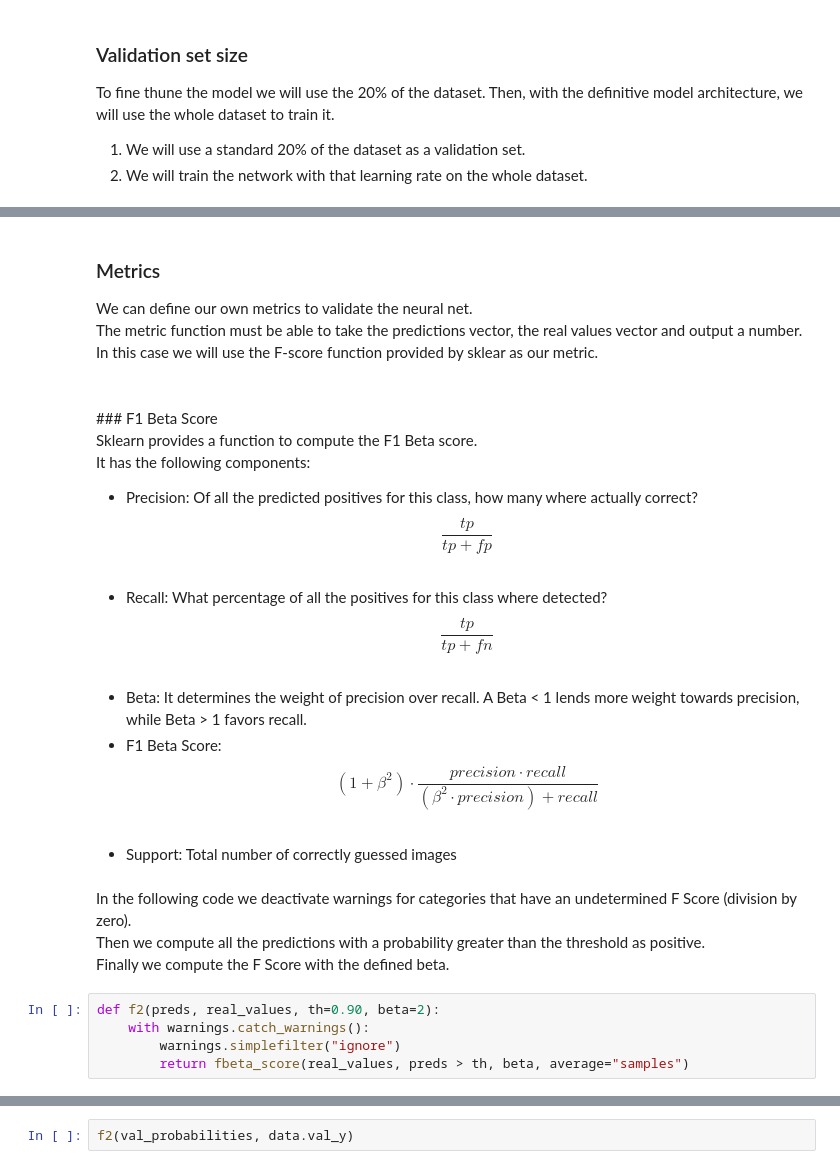
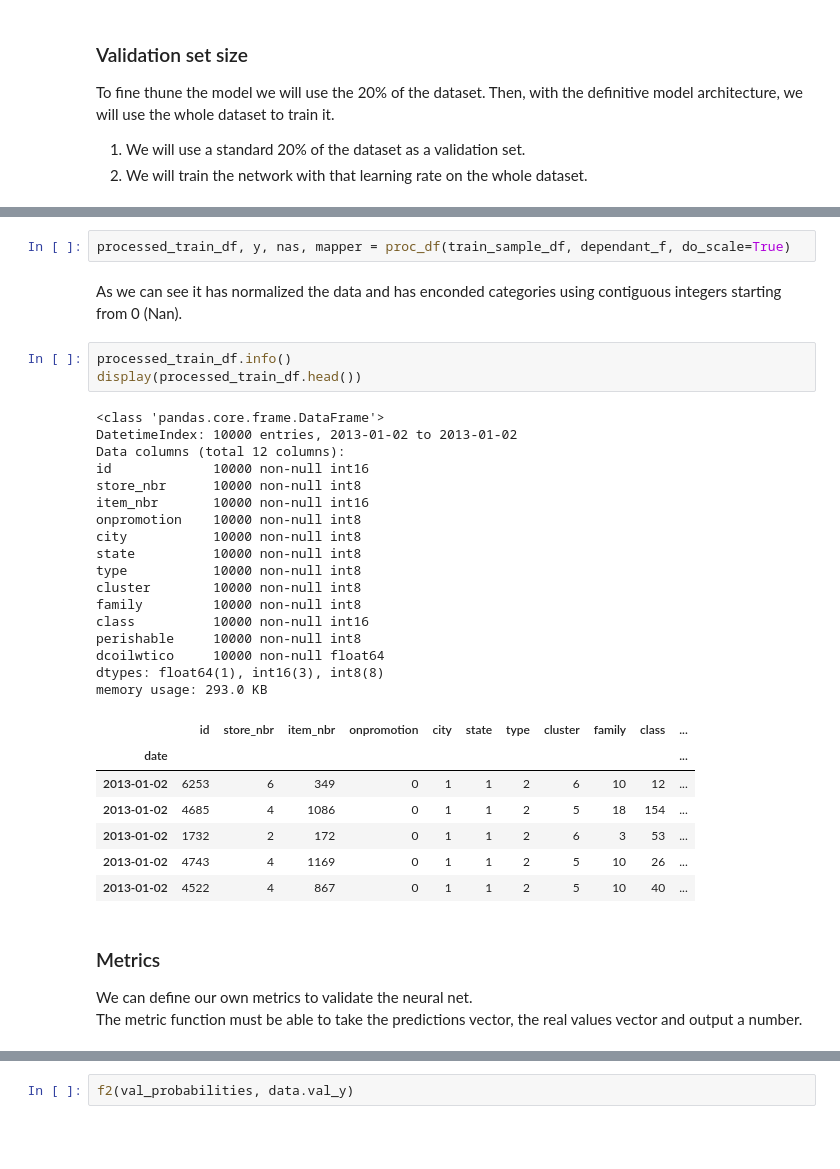
Before and after one commit to Homeralf/favorita_grocery, a Jupyter notebook: favorita_grocery.ipynb, the cells around one changed output, grey strips where cells are left out. Saved outputs shown, nothing was run; the diff lists cells and outputs as text; blank space fills up the shorter version.

```diff
--- a/favorita_grocery.ipynb
+++ b/favorita_grocery.ipynb
@@ -498,29 +580,36 @@ If we are using train time augmentations we have to disable precompute so we don
+# %%
+processed_train_df, y, nas, mapper = proc_df(train_sample_df, dependant_f, do_scale=True)
+# %% [markdown]
+As we can see it has normalized the data and has enconded categories using contiguous integers starting from 0 (Nan).
+# %%
+processed_train_df.info()
+display(processed_train_df.head())
+# %% [output]
+<class 'pandas.core.frame.DataFrame'>
+DatetimeIndex: 10000 entries, 2013-01-02 to 2013-01-02
+Data columns (total 12 columns):
+id             10000 non-null int16
+store_nbr      10000 non-null int8
+item_nbr       10000 non-null int16
+onpromotion    10000 non-null int8
+city           10000 non-null int8
+state          10000 non-null int8
+type           10000 non-null int8
+cluster        10000 non-null int8
+family         10000 non-null int8
+class          10000 non-null int16
+perishable     10000 non-null int8
+dcoilwtico     10000 non-null float64
+dtypes: float64(1), int16(3), int8(8)
+memory usage: 293.0 KB
+|  | id | store_nbr | item_nbr | onpromotion | city | state | type | cluster | family | class | ... |
+| date |  |  |  |  |  |  |  |  |  |  | ... |
+| 2013-01-02 | 6253 | 6 | 349 | 0 | 1 | 1 | 2 | 6 | 10 | 12 | ... |
+| 2013-01-02 | 4685 | 4 | 1086 | 0 | 1 | 1 | 2 | 5 | 18 | 154 | ... |
+| 2013-01-02 | 1732 | 2 | 172 | 0 | 1 | 1 | 2 | 6 | 3 | 53 | ... |
+| 2013-01-02 | 4743 | 4 | 1169 | 0 | 1 | 1 | 2 | 5 | 10 | 26 | ... |
+| 2013-01-02 | 4522 | 4 | 867 | 0 | 1 | 1 | 2 | 5 | 10 | 40 | ... |
 # %% [markdown]
 ### Metrics
 We can define our own metrics to validate the neural net.<br>
 The metric function must be able to take the predictions vector, the real values vector and output a number.<br>
-In this case we will use the F-score function provided by sklear as our metric.
-# %% [markdown]
-<br>
-### F1 Beta Score
-
-Sklearn provides a function to compute the F1 Beta score.<br>
-It has the following components:
-<ul>
-    <li> Precision: Of all the predicted positives for this class, how many where actually correct?
-           $$\frac{tp} {tp + fp}$$ </li><br>
-    <li> Recall: What percentage of all the positives for this class where detected?<br>
-           $$\frac{tp} {tp + fn}$$ </li><br>
-    <li> Beta: It determines the weight of precision over recall. A Beta < 1 lends more weight towards precision, while Beta > 1 favors recall. <br>
-    <li> F1 Beta Score:    $$ (1 + \beta^2) · \frac{precision · recall} {(\beta^2 · precision) + recall}$$ </li><br>
-    <li> Support: Total number of correctly guessed images </li>
-</ul>
-# %% [markdown]
-In the following code we deactivate warnings for categories that have an undetermined F Score (division by zero).<br>
-Then we compute all the predictions with a probability greater than the threshold as positive.<br>
-Finally we compute the F Score with the defined beta.
-# %%
-def f2(preds, real_values, th=0.90, beta=2):
-    with warnings.catch_warnings():
-        warnings.simplefilter("ignore")
-        return fbeta_score(real_values, preds > th, beta, average="samples")
```
Also changed, not shown: parts of 167 cells of this notebook.
